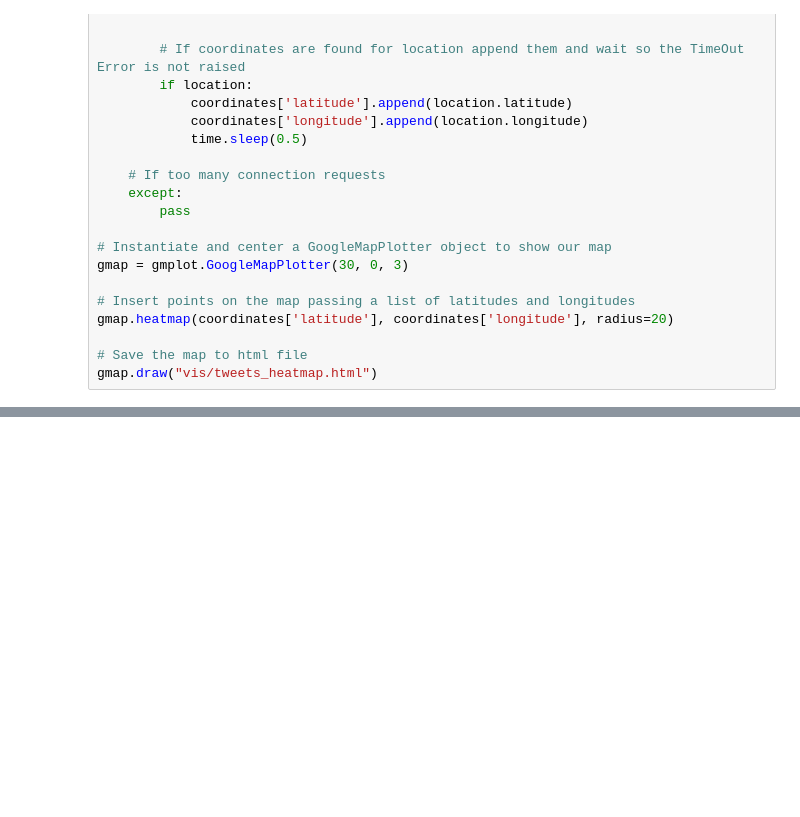
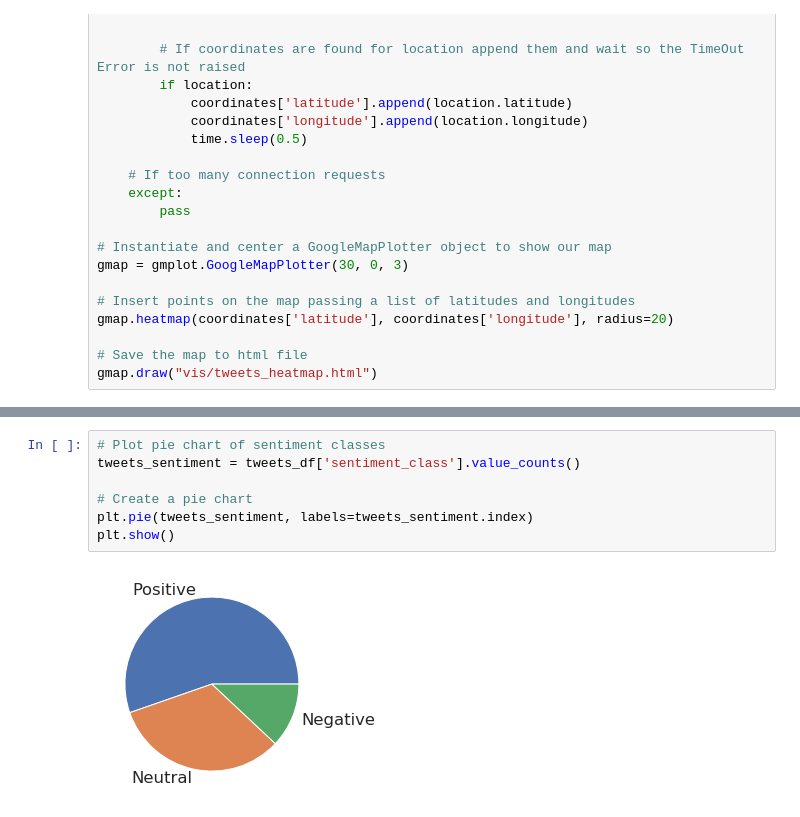
Before and after one commit to IvanaKocanova/Data_Science_Projects, a Jupyter notebook: Climate_change_perceptions.ipynb, the cells around one changed output, grey strips where cells are left out. Drawn from its saved outputs; the diff is of its cells as text; blank space fills up the shorter version.

Commit message:
Sentiment Analysis

```diff
--- a/Climate_change_perceptions.ipynb
+++ b/Climate_change_perceptions.ipynb
@@ -302,0 +307,9 @@ gmap.draw("vis/tweets_heatmap.html")
+# %%
+# Plot pie chart of sentiment classes
+tweets_sentiment = tweets_df['sentiment_class'].value_counts()
+
+# Create a pie chart
+plt.pie(tweets_sentiment, labels=tweets_sentiment.index)
+plt.show()
+# %% [output]
+[figure, added]
```
Also changed, not shown: parts of 3 cells of this notebook.
